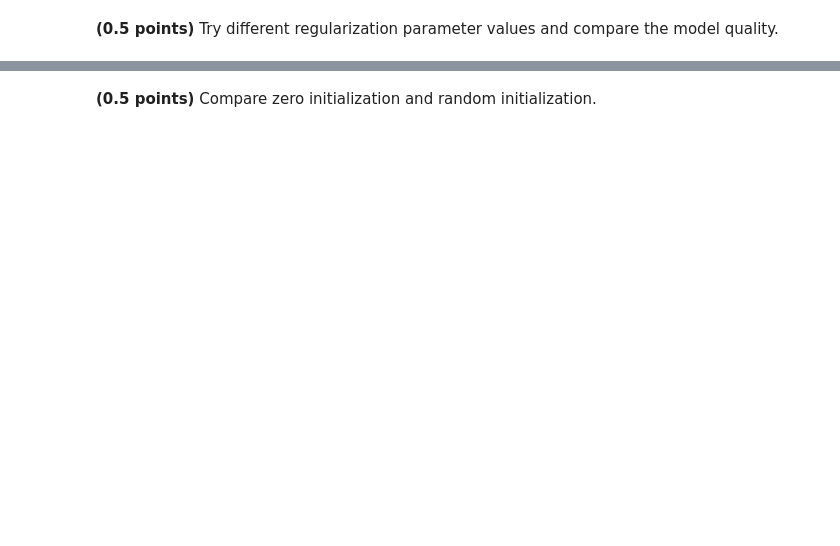
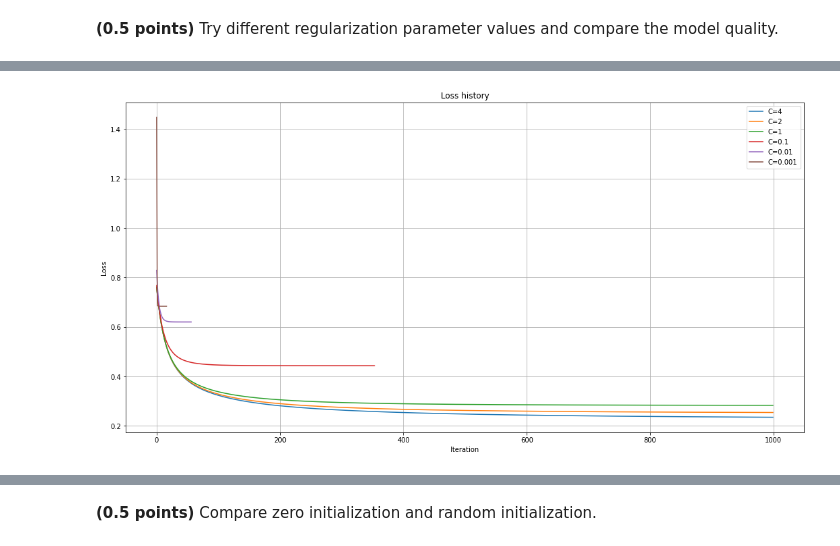
Before and after one commit to slobby/ml_task5, a Jupyter notebook: hw_classification.ipynb, the cells around one changed output, grey strips where cells are left out. Saved outputs shown, nothing was run; the diff lists cells and outputs as text; code cells hidden in the pictures; blank space fills up the shorter version.

```diff
--- a/hw_classification.ipynb
+++ b/hw_classification.ipynb
@@ -227,0 +257,20 @@ assert min(train_acc, test_acc) > 0.9
+# %%
+def plot_loss_graph_с(models_arr, xlabel='Iteration', ylabel='Loss', title='Loss history'):
+    plt.figure(figsize=(18, 9))
+    for model in models_arr:
+        plt.plot(range(len(model.loss_history)),
+                 model.loss_history, label=f'С={model.C}')
+    plt.title(title)
+    plt.xlabel(xlabel)
+    plt.ylabel(ylabel)
+    plt.grid(True)
+    plt.legend(loc='upper right')
+    plt.show()
+# %%
+С_rates = [4, 2, 1 , 0.1, 0.01, 0.001]
+models = [CustomLogisticRegression(C=cr) for cr in С_rates]
+for model in models:
+    model.fit(X_train, y_train)
+plot_loss_graph_с(models)
+# %% [output]
+[figure, added]
```
Also changed, not shown: parts of 29 cells of this notebook.
